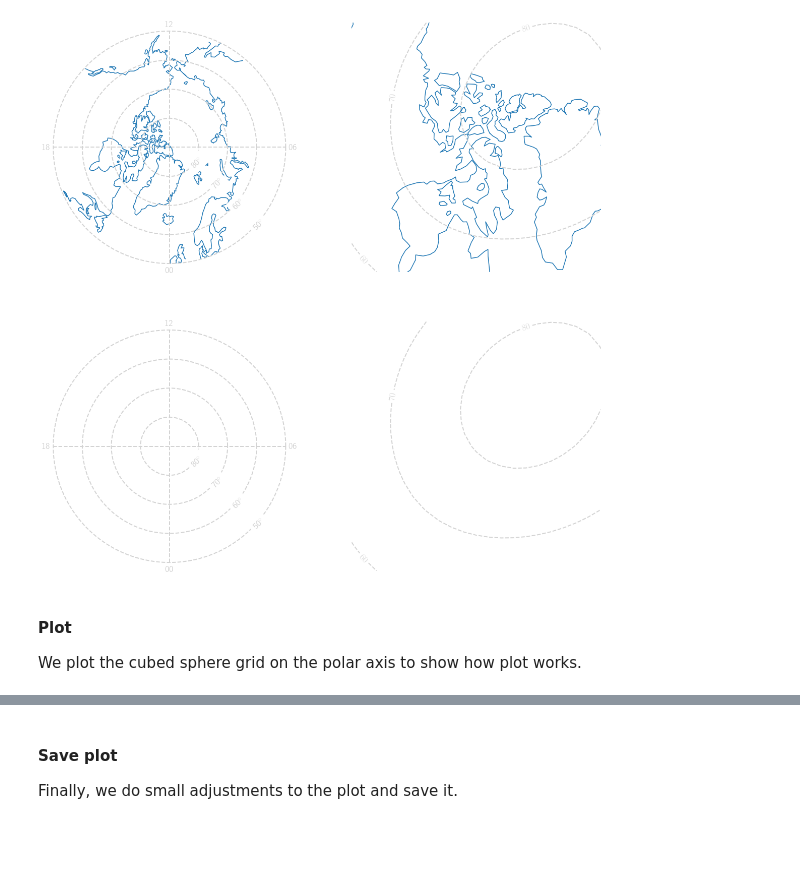
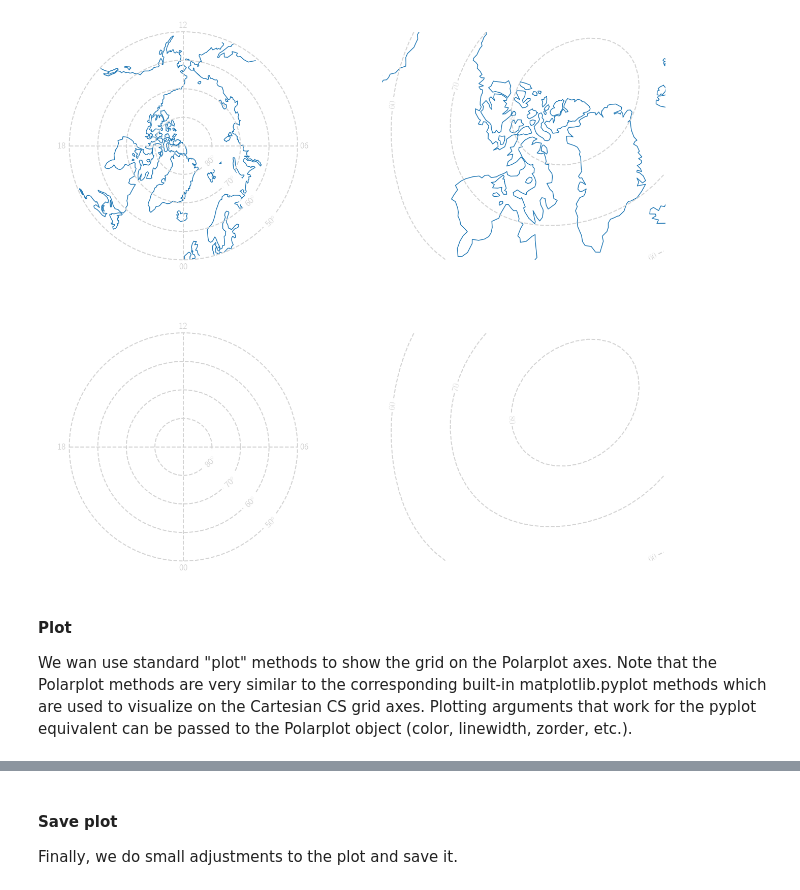
Before and after one commit to klaundal/lompe, a Jupyter notebook: examples/code_paper_figures/05_Visualization_with_Polarplot.ipynb, the cells around one changed output, grey strips where cells are left out. Saved outputs shown, nothing was run; the diff lists cells and outputs as text; code cells hidden in the pictures; blank space fills up the shorter version.

```diff
--- a/examples/code_paper_figures/05_Visualization_with_Polarplot.ipynb
+++ b/examples/code_paper_figures/05_Visualization_with_Polarplot.ipynb
@@ -21,12 +20,10 @@ import numpy as np
 import matplotlib.pyplot as plt
 import pandas as pd
 from scipy.interpolate import griddata
-#from matplotlib import rc
-#rc('font', **{'family': 'sans-serif'})
 
-Re = 6371.2e3    # Earth radius
-HI = 110e3       # Ionospheric altitude
-time = dt.datetime(2005, 9, 10)
+Re = 6371.2e3                         # Earth's radius
+HI = 110e3                            # Ionospheric altitude
+time = dt.datetime(2005, 9, 10, 0, 0) # time for map and coordinate conversion
 
 # TODO: update this when polplot is included in Lompe
 from polplot import Polarplot
@@ -35,7 +33,7 @@ Make a cubed sphere grid - for illustration purposes, the grid is quite coarse.
 # %%
-L, W, Lres, Wres = 5000e3, 5000e3, 200e3, 200e3 # m
-position = (-88, 72) # geographic lon, lat of center of grid
-orientation = 45     # angle defining orientation of xi-axis
+L, W, Lres, Wres = 7000e3, 5000e3, 200e3, 200e3 # m
+position = (-88, 72)                            # geographic lon, lat of center of grid
+orientation = 45                                # angle defining orientation of xi-axis (towards north)
 projection = lompe.cs.CSprojection(position, orientation)
 grid = lompe.cs.CSgrid(projection, L, W, Lres, Wres, R = Re+HI) # set grid to ionospheric altitude
 # %% [markdown]
@@ -43,55 +45,54 @@ Then we show how to plot different types of data on the grids:
 # %%
-# Start by setting up figure and subplots:
-fig = plt.figure(figsize = (20,20))
+# set up figure and subplots
+fig = plt.figure(figsize = (22,20))
 axs = {}
 
+axs['grid'  ] = fig.add_subplot(222)
+axs['grid2' ] = fig.add_subplot(224)
 axs['polar' ] = fig.add_subplot(221)
-axs['grid'  ] = fig.add_subplot(222)
 axs['polar2'] = fig.add_subplot(223)
-axs['grid2' ] = fig.add_subplot(224)
 
 # remove borders from axes and set aspect ratio
 for key in axs.keys():
     axs[key].set_axis_off()
     axs[key].set_aspect('equal')
 
-# polar axes with MLT labels
+# polar axes with MLAT/MLT labels
 pax  = Polarplot(axs['polar' ], minlat=50, plotgrid=True, linewidth=2)
 pax2 = Polarplot(axs['polar2'], minlat=50, plotgrid=True, linewidth=2)
 pax. writeMLTlabels( mlat=49, fontsize=18, color='lightgrey')
 pax2.writeMLTlabels( mlat=49, fontsize=18, color='lightgrey')
-pax. writeMLATlabels(mlt=3, fontsize=18)
-pax2.writeMLATlabels(mlt=3, fontsize=18)
+pax. writeMLATlabels( mlt=3 , fontsize=18)
+pax2.writeMLATlabels( mlt=3 , fontsize=18)
 
-# TODO: fix altitudes for apex
-# magnetic latitude contours on xi, eta axes
-apex = apexpy.Apex(time, refh=HI*1e-3)
-mlat, _ = apex.geo2apex(grid.lat, grid.lon, height = HI*1e-3)
+# magnetic latitude contours on grid axes
+apex = apexpy.Apex(time, refh=HI*1e-3)            # to MLAT/MLT (HI is grid altitude)
+mlat, _ = apex.geo2apex(grid.lat_mesh, grid.lon_mesh, height = HI*1e-3)
 latlevels = np.r_[-80:81:10]
-co  = axs['grid' ].contour(grid.xi, grid.eta, mlat, linestyles = '--', colors='lightgrey', linewidths=2, levels=latlevels)
-co2 = axs['grid2'].contour(grid.xi, grid.eta, mlat, linestyles = '--', colors='lightgrey', linewidths=2, levels=latlevels)
+co  = axs['grid' ].contour(grid.xi_mesh, grid.eta_mesh, mlat, linestyles = '--', colors='lightgrey', linewidths=2, levels=latlevels)
+co2 = axs['grid2'].contour(grid.xi_mesh, grid.eta_mesh, mlat, linestyles = '--', colors='lightgrey', linewidths=2, levels=latlevels)
 axs['grid' ].clabel(co,  co.levels, inline = True, fontsize=18)
 axs['grid2'].clabel(co2, co.levels, inline = True, fontsize=18)
 
-# adjust limits of xi, eta axes
-xlim, ylim = axs['grid'].get_xlim(), axs['grid'].get_ylim()
+# adjust limits of grid axes
+xlim, ylim = (grid.xi_mesh[0, 0], grid.xi_mesh [-1, -1]+.005), (grid.eta_mesh [0, 0], grid.eta_mesh[-1, -1])
 axs['grid' ].set_xlim(xlim)
 axs['grid' ].set_ylim(ylim)
 axs['grid2'].set_xlim(xlim)
 axs['grid2'].set_ylim(ylim)
 
 # coastlines on polar axis
 map_kwargs = {'resolution':'110m', 'category':'physical', 'name':'coastline'}
 plot_kwargs = {'color':'C0', 'zorder':1}
 pax.coastlines(time, map_kwargs=map_kwargs, plot_kwargs=plot_kwargs)
 
 # coastlines on grid axis
 for cl in grid.projection.get_projected_coastlines(**map_kwargs):
     axs['grid' ].plot(cl[0], cl[1], **plot_kwargs)
 # %% [output]
-[figure, old version]
+[figure, new version]
 # %% [markdown]
 #### Plot
 
-We plot the cubed sphere grid on the polar axis to show how plot works.
+We wan use standard "plot" methods to show the grid on the Polarplot axes. Note that the Polarplot methods are very similar to the corresponding built-in matplotlib.pyplot methods which are used to visualize on the Cartesian CS grid axes. Plotting arguments that work for the pyplot equivalent can be passed to the Polarplot object (color, linewidth, zorder, etc.).
 # %%
```
Also changed, not shown: parts of 13 cells of this notebook, 13 other files.
